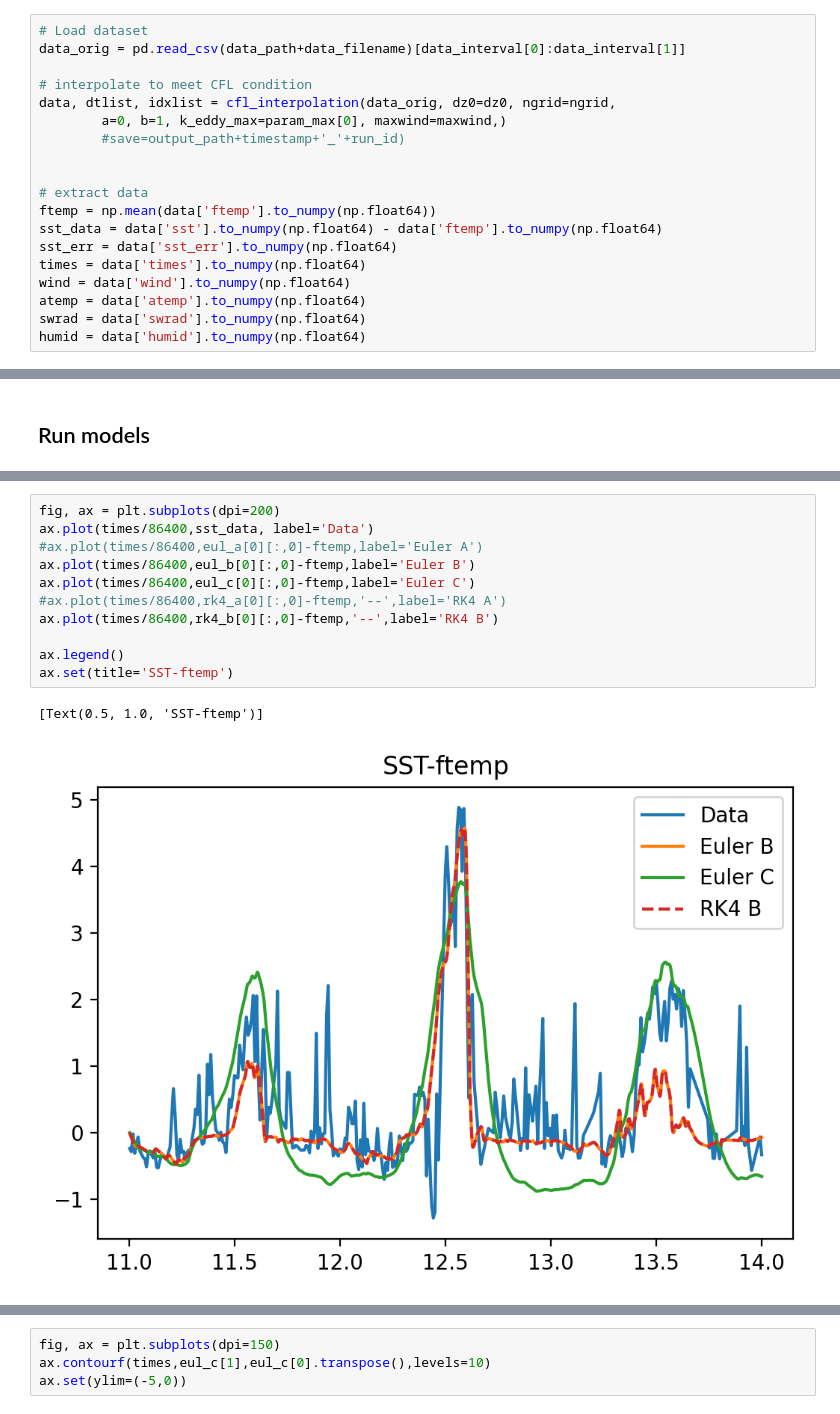
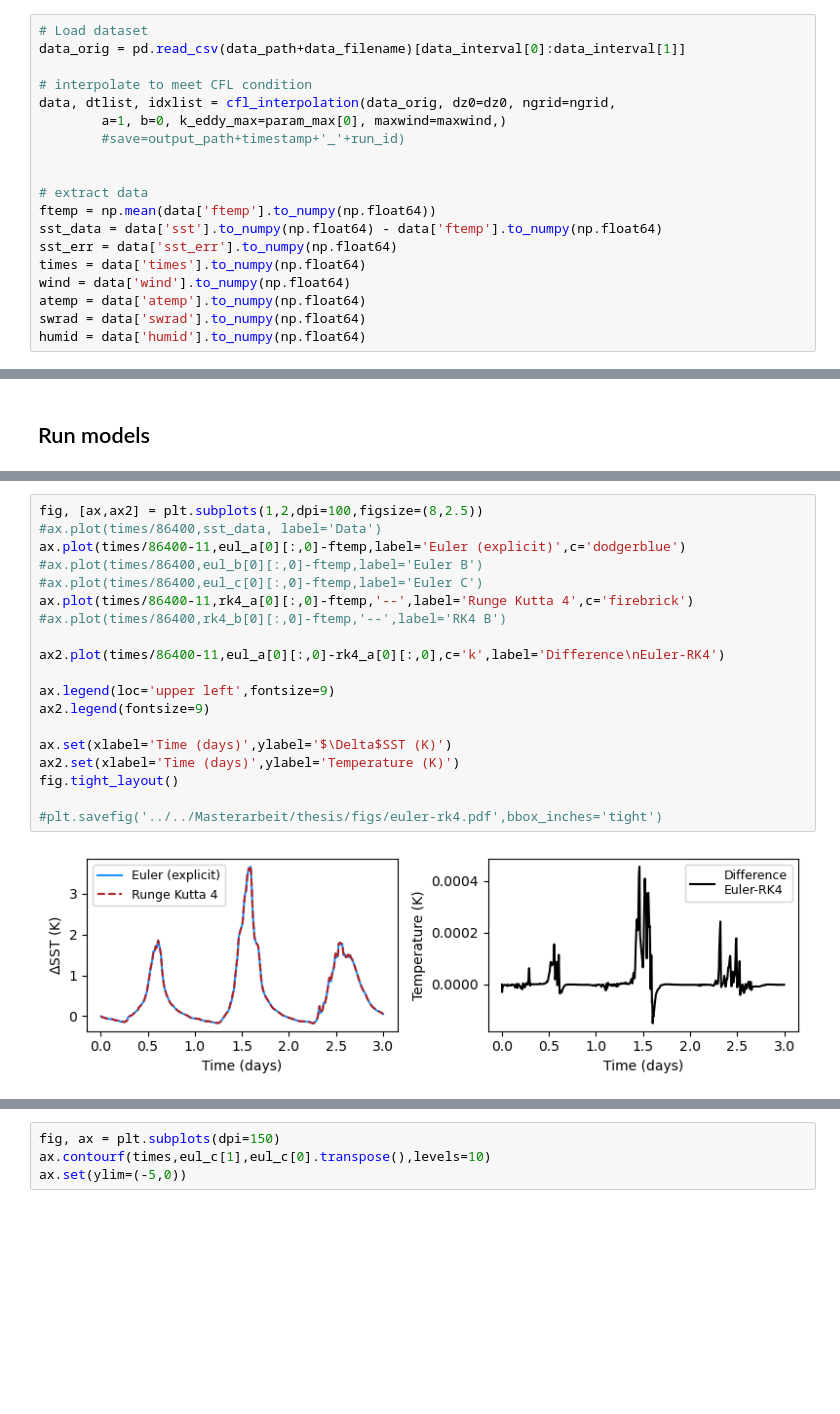
Before and after one commit to reykboerner/diusst, a Jupyter notebook: FINAL/model_comparison.ipynb, the cells around one changed output, grey strips where cells are left out. Cells and saved outputs as stored; diff of their text form; blank space fills up the shorter version.

Commit message:
submitted thesis!

```diff
--- a/FINAL/model_comparison.ipynb
+++ b/FINAL/model_comparison.ipynb
@@ -43,7 +44,7 @@ data_orig = pd.read_csv(data_path+data_filename)[data_interval[0]:data_interval[
 
 # interpolate to meet CFL condition
 data, dtlist, idxlist = cfl_interpolation(data_orig, dz0=dz0, ngrid=ngrid,
-        a=0, b=1, k_eddy_max=param_max[0], maxwind=maxwind,)
+        a=1, b=0, k_eddy_max=param_max[0], maxwind=maxwind,)
         #save=output_path+timestamp+'_'+run_id)
 
 
@@ -184,17 +194,24 @@ print(time.time()-simstart)
 # %%
-fig, ax = plt.subplots(dpi=200)
-ax.plot(times/86400,sst_data, label='Data')
-#ax.plot(times/86400,eul_a[0][:,0]-ftemp,label='Euler A')
-ax.plot(times/86400,eul_b[0][:,0]-ftemp,label='Euler B')
-ax.plot(times/86400,eul_c[0][:,0]-ftemp,label='Euler C')
-#ax.plot(times/86400,rk4_a[0][:,0]-ftemp,'--',label='RK4 A')
-ax.plot(times/86400,rk4_b[0][:,0]-ftemp,'--',label='RK4 B')
+fig, [ax,ax2] = plt.subplots(1,2,dpi=100,figsize=(8,2.5))
+#ax.plot(times/86400,sst_data, label='Data')
+ax.plot(times/86400-11,eul_a[0][:,0]-ftemp,label='Euler (explicit)',c='dodgerblue')
+#ax.plot(times/86400,eul_b[0][:,0]-ftemp,label='Euler B')
+#ax.plot(times/86400,eul_c[0][:,0]-ftemp,label='Euler C')
+ax.plot(times/86400-11,rk4_a[0][:,0]-ftemp,'--',label='Runge Kutta 4',c='firebrick')
+#ax.plot(times/86400,rk4_b[0][:,0]-ftemp,'--',label='RK4 B')
 
-ax.legend()
-ax.set(title='SST-ftemp')
+ax2.plot(times/86400-11,eul_a[0][:,0]-rk4_a[0][:,0],c='k',label='Difference\nEuler-RK4')
+
+ax.legend(loc='upper left',fontsize=9)
+ax2.legend(fontsize=9)
+
+ax.set(xlabel='Time (days)',ylabel='$\Delta$SST (K)')
+ax2.set(xlabel='Time (days)',ylabel='Temperature (K)')
+fig.tight_layout()
+
+#plt.savefig('../../Masterarbeit/thesis/figs/euler-rk4.pdf',bbox_inches='tight')
 # %% [output]
-[Text(0.5, 1.0, 'SST-ftemp')]
-[figure, old version]
+[figure, new version]
 # %%
 fig, ax = plt.subplots(dpi=200)
 #ax.plot(times/86400,sst_data, label='Data')
```
Also changed, not shown: parts of 11 cells of this notebook, 25 other files.
